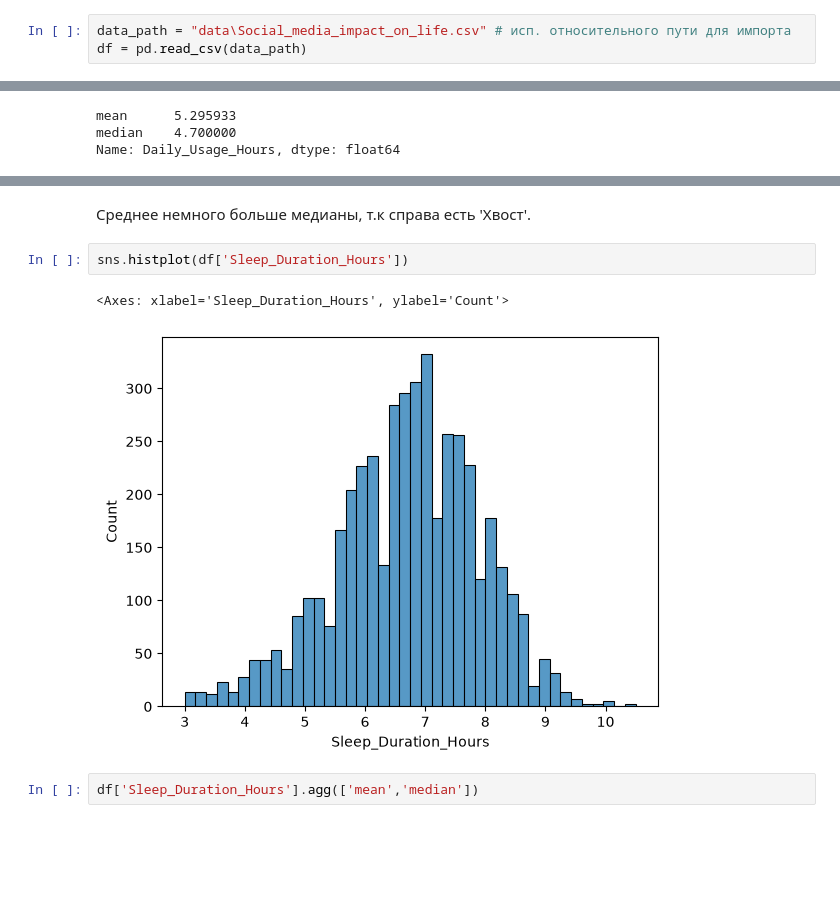
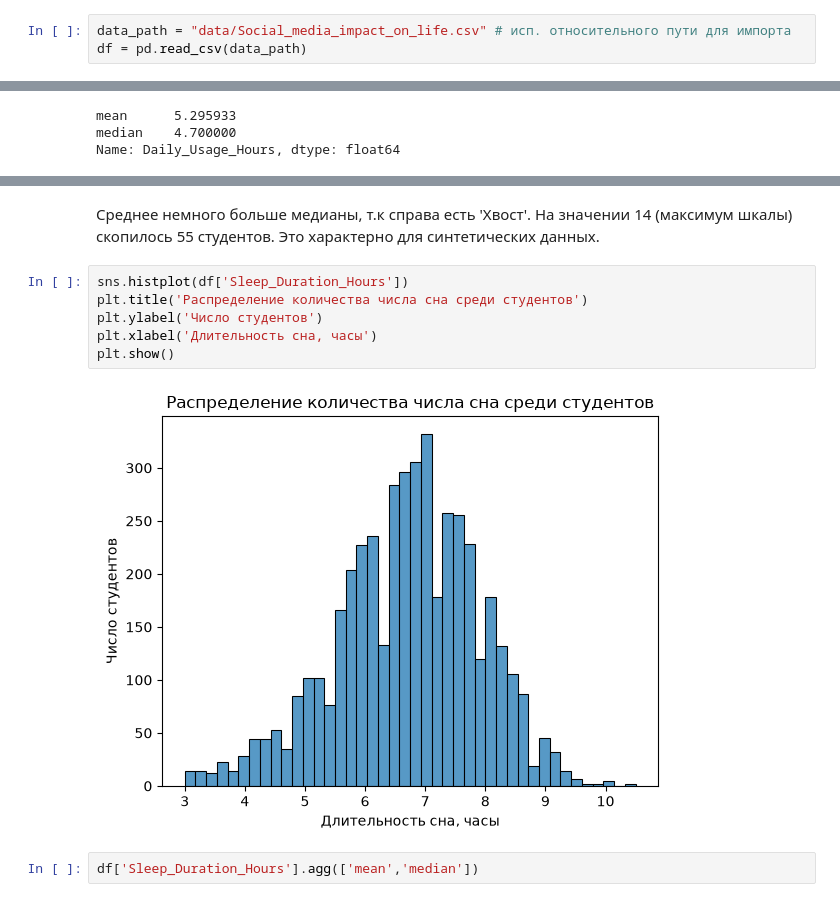
Before and after one commit to novikovmat/social-media-analysis, a Jupyter notebook: SocialMediaAnalysis.ipynb, the cells around one changed output, grey strips where cells are left out. Drawn from its saved outputs; the diff is of its cells as text; blank space fills up the shorter version.

Commit message:
Часть 1. Анализ данных, распределения (Косметические правки)

```diff
--- a/SocialMediaAnalysis.ipynb
+++ b/SocialMediaAnalysis.ipynb
@@ -4,7 +6,7 @@ import matplotlib.pyplot as plt
 import seaborn as sns
 #импорт необходимых библиотек
 # %%
-data_path = "data\Social_media_impact_on_life.csv" # исп. относительного пути для импорта
+data_path = "data/Social_media_impact_on_life.csv" # исп. относительного пути для импорта
 df = pd.read_csv(data_path)
 # %%
 df.head() # можно использовать df.tail()
@@ -100,10 +124,13 @@ Name: Daily_Usage_Hours, dtype: float64
 # %% [markdown]
-Среднее немного больше медианы, т.к справа есть 'Хвост'.
+Среднее немного больше медианы, т.к справа есть 'Хвост'. На значении 14 (максимум шкалы) скопилось 55 студентов. Это характерно для синтетических данных.
 # %%
 sns.histplot(df['Sleep_Duration_Hours'])
+plt.title('Распределение количества числа сна среди студентов')
+plt.ylabel('Число студентов')
+plt.xlabel('Длительность сна, часы')
+plt.show()
 # %% [output]
-<Axes: xlabel='Sleep_Duration_Hours', ylabel='Count'>
-[figure, old version]
+[figure, new version]
 # %%
 df['Sleep_Duration_Hours'].agg(['mean','median'])
 # %% [output]
```
Also changed, not shown: parts of 12 cells of this notebook.
